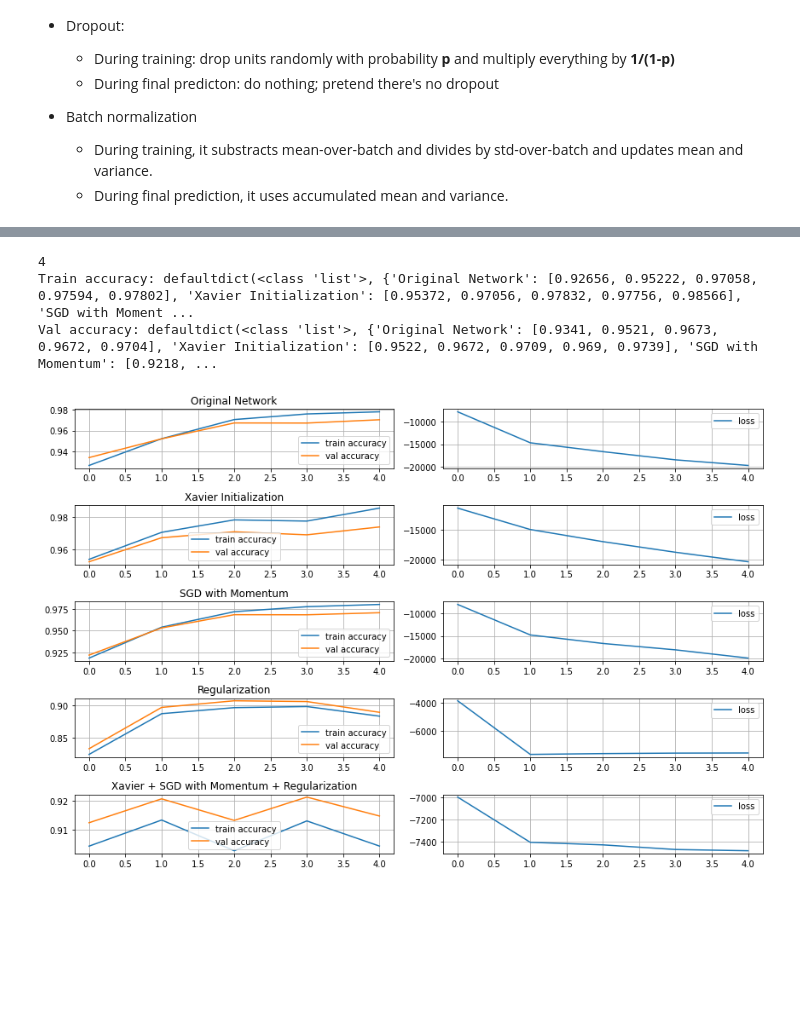
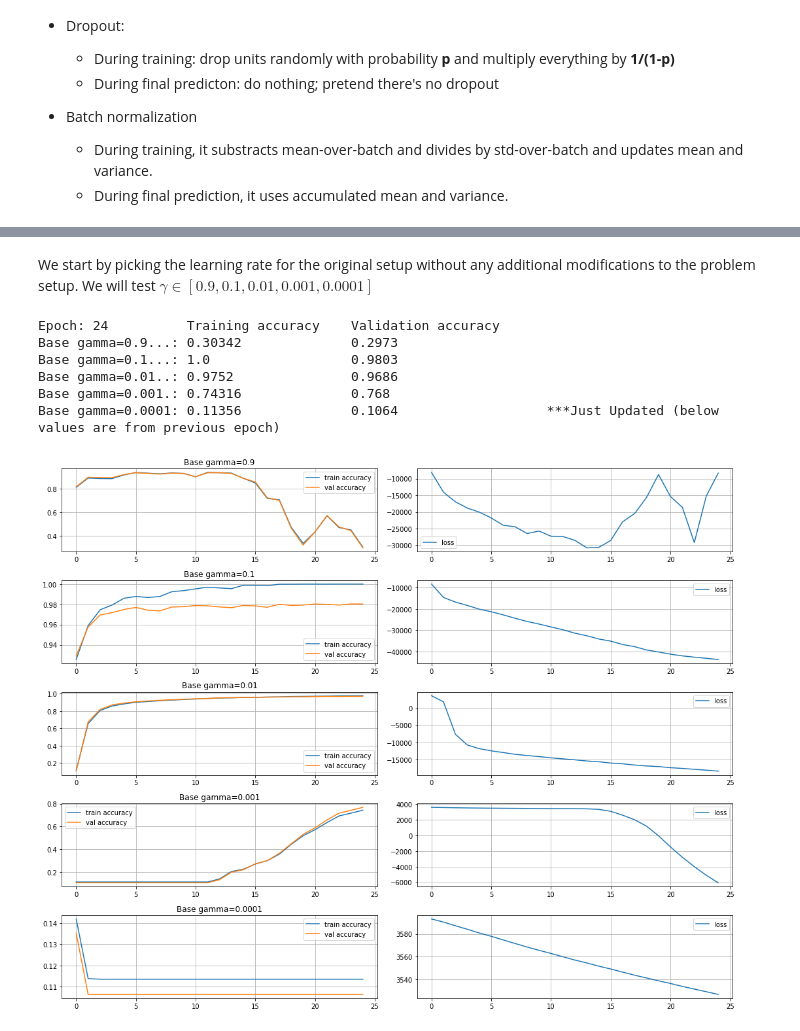
Before and after one commit to GaborBakos/deep_learning, a Jupyter notebook: NumpyNN_(honor).ipynb, the cells around one changed output, grey strips where cells are left out. Cells and saved outputs as stored; diff of their text form; code cells hidden in the pictures; blank space fills up the shorter version.

```diff
--- a/NumpyNN_(honor).ipynb
+++ b/NumpyNN_(honor).ipynb
@@ -736,91 +744,96 @@ class Network:
+# %% [markdown]
+We start by picking the learning rate for the original setup without any additional modifications to the problem setup. We will test $\gamma \in \left[0.9, 0.1, 0.01, 0.001, 0.0001\right]$
 # %%
 network = []
-network.append(Dense(X_train.shape[1],100, xavier_initialization=False, optimizer_type=None))
+network.append(Dense(X_train.shape[1],100, xavier_initialization=False, optimizer_type=None, regularization=False, learning_rate=0.9))
 network.append(ReLU())
-network.append(Dense(100,200, xavier_initialization=False, optimizer_type=None))
+network.append(Dense(100,200, xavier_initialization=False, optimizer_type=None, regularization=False, learning_rate=0.9))
 network.append(ReLU())
-network.append(Dense(200,10, xavier_initialization=False, optimizer_type=None))
+network.append(Dense(200,10, xavier_initialization=False, optimizer_type=None, regularization=False, learning_rate=0.9))
 
 nn0 = Network(network)
 
 network = []
-network.append(Dense(X_train.shape[1],100, xavier_initialization=True, optimizer_type=None))
+network.append(Dense(X_train.shape[1],100, xavier_initialization=False, optimizer_type=None, regularization=False, learning_rate=0.1))
 network.append(ReLU())
-network.append(Dense(100,200, xavier_initialization=True, optimizer_type=None))
+network.append(Dense(100,200, xavier_initialization=False, optimizer_type=None, regularization=False, learning_rate=0.1))
 network.append(ReLU())
-network.append(Dense(200,10, xavier_initialization=True, optimizer_type=None))
+network.append(Dense(200,10, xavier_initialization=False, optimizer_type=None, regularization=False, learning_rate=0.1))
 
 nn1 = Network(network)
 
 network = []
-network.append(Dense(X_train.shape[1],100, xavier_initialization=False, optimizer_type=Optimizers.momentum))
+network.append(Dense(X_train.shape[1],100, xavier_initialization=False, optimizer_type=None, regularization=False, learning_rate=0.01))
 network.append(ReLU())
-network.append(Dense(100,200, xavier_initialization=False, optimizer_type=Optimizers.momentum))
+network.append(Dense(100,200, xavier_initialization=False, optimizer_type=None, regularization=False, learning_rate=0.01))
 network.append(ReLU())
-network.append(Dense(200,10, xavier_initialization=False, optimizer_type=Optimizers.momentum))
+network.append(Dense(200,10, xavier_initialization=False, optimizer_type=None, regularization=False, learning_rate=0.01))
 
 nn2 = Network(network)
 
-
 network = []
-network.append(Dense(X_train.shape[1],100, xavier_initialization=False, optimizer_type=None, regularization=True))
+network.append(Dense(X_train.shape[1],100, xavier_initialization=False, optimizer_type=None, regularization=False, learning_rate=0.001))
 network.append(ReLU())
-network.append(Dense(100,200, xavier_initialization=False, optimizer_type=None, regularization=True))
+network.append(Dense(100,200, xavier_initialization=False, optimizer_type=None, regularization=False, learning_rate=0.001))
 network.append(ReLU())
-network.append(Dense(200,10, xavier_initialization=False, optimizer_type=None, regularization=True))
+network.append(Dense(200,10, xavier_initialization=False, optimizer_type=None, regularization=False, learning_rate=0.001))
 
 nn3 = Network(network)
 
 network = []
-network.append(Dense(X_train.shape[1],100, xavier_initialization=True, optimizer_type=Optimizers.momentum, regularization=True))
+network.append(Dense(X_train.shape[1],100, xavier_initialization=False, optimizer_type=None, regularization=False, learning_rate=0.0001))
 network.append(ReLU())
-network.append(Dense(100,200, xavier_initialization=True, optimizer_type=Optimizers.momentum, regularization=True))
+network.append(Dense(100,200, xavier_initialization=False, optimizer_type=None, regularization=False, learning_rate=0.0001))
 network.append(ReLU())
-network.append(Dense(200,10, xavier_initialization=True, optimizer_type=Optimizers.momentum, regularization=True))
+network.append(Dense(200,10, xavier_initialization=False, optimizer_type=None, regularization=False, learning_rate=0.0001))
 
 nn4 = Network(network)
 
 network_of_networks = [nn0, nn1, nn2, nn3, nn4]
-network_names = ["Original Network", "Xavier Initialization", "SGD with Momentum", "Regularization", "Xavier + SGD with Momentum + Regularization"]
+network_names = ["Base gamma=0.9", "Base gamma=0.1", "Base gamma=0.01", "Base gamma=0.001", "Base gamma=0.0001"]
 
 
 
 from IPython.display import clear_output
 from collections import defaultdict
 from pprint import pprint
-plt.rcParams['figure.figsize'] = [12, 8]
+plt.rcParams['figure.figsize'] = [15, 12]
 train_log = defaultdict(list)
 val_log = defaultdict(list)
 loss_log = defaultdict(list)
-for epoch in range(5):
+for epoch in range(25):
     fig, ax = plt.subplots(len(network_of_networks), 2, squeeze=False)
     for idx, nn in enumerate(network_of_networks):
         name = network_names[idx]
         tmp = 0
         for x_batch,y_batch in iterate_minibatches(X_train,y_train,batchsize=32,shuffle=True):
             tmp += nn.train(x_batch,y_batch)
         loss_log[name].append(tmp)
         train_log[name].append(np.mean(nn.predict(X_train)==y_train))
         val_log[name].append(np.mean(nn.predict(X_val)==y_val))
         clear_output()
-        print(epoch)
-        print("Train accuracy:",train_log)
-        print("Val accuracy:",val_log)
+        print(f"{f'Epoch: {epoch}': <{len(network_names[-1])+1}} {'Training accuracy': <20} {'Validation accuracy': <20}")
+        for jdx, ((key, training_val_list), validation_val_list) in enumerate(zip(train_log.items(), val_log.values())):
+            print(f"{key:.<{len(network_names[-1])}}: {training_val_list[-1]: <20} {validation_val_list[-1]: <20}" + (jdx == idx) * "     ***Just Updated (below values are from previous epoch)")
+
         ax[idx, 0].plot(train_log[name], label='train accuracy')
         ax[idx, 0].plot(val_log[name], label='val accuracy')
         ax[idx, 1].plot(loss_log[name], label='loss')
         ax[idx, 0].set_title(f"{name}")
     for i in range(len(network_of_networks)):
         ax[i, 0].legend()
         ax[i, 1].legend()
         ax[i, 0].legend(loc='best')
         ax[i, 1].legend(loc='best')
         ax[i, 0].grid()
         ax[i, 1].grid()
     plt.tight_layout()
     plt.show()
 # %% [output]
-4
-Train accuracy: defaultdict(<class 'list'>, {'Original Network': [0.92656, 0.95222, 0.97058, 0.97594, 0.97802], 'Xavier Initialization': [0.95372, 0.97056, 0.97832, 0.97756, 0.98566], 'SGD with Moment ...
-Val accuracy: defaultdict(<class 'list'>, {'Original Network': [0.9341, 0.9521, 0.9673, 0.9672, 0.9704], 'Xavier Initialization': [0.9522, 0.9672, 0.9709, 0.969, 0.9739], 'SGD with Momentum': [0.9218, ...
+Epoch: 24          Training accuracy    Validation accuracy
+Base gamma=0.9...: 0.30342              0.2973
+Base gamma=0.1...: 1.0                  0.9803
+Base gamma=0.01..: 0.9752               0.9686
+Base gamma=0.001.: 0.74316              0.768
+Base gamma=0.0001: 0.11356              0.1064                   ***Just Updated (below values are from previous epoch)
-[figure, old version]
+[figure, new version]
```
Also changed, not shown: parts of 15 cells of this notebook.
